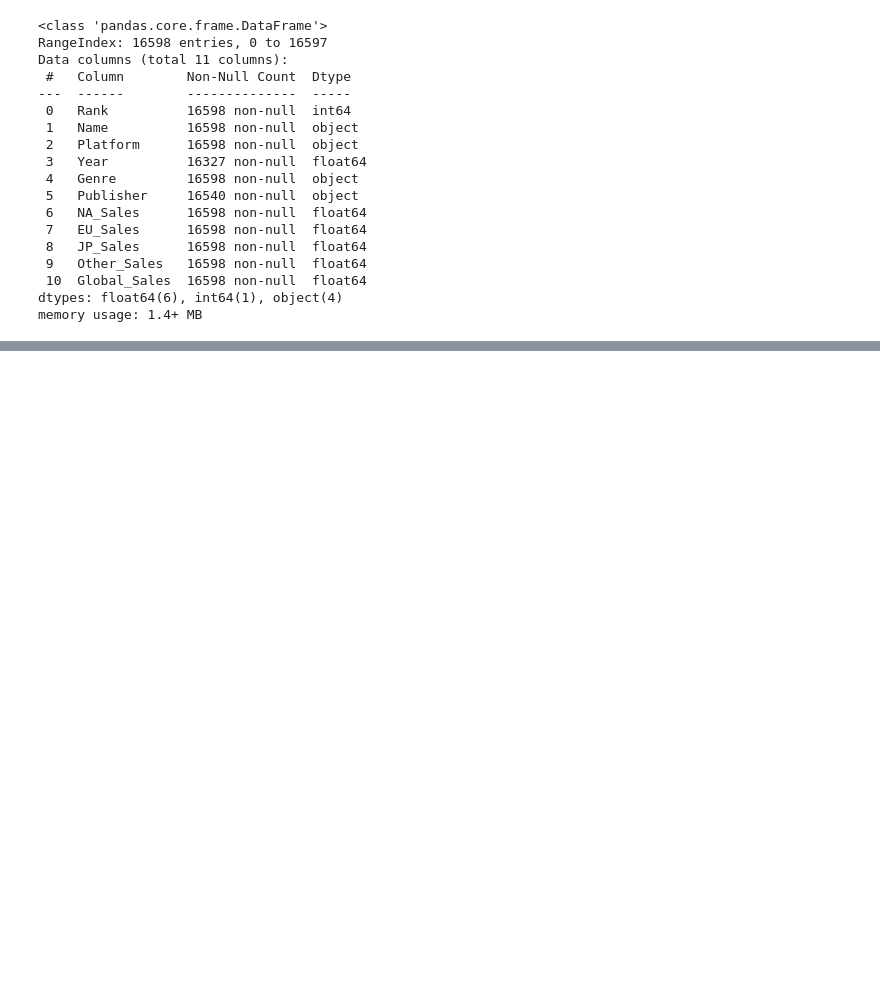
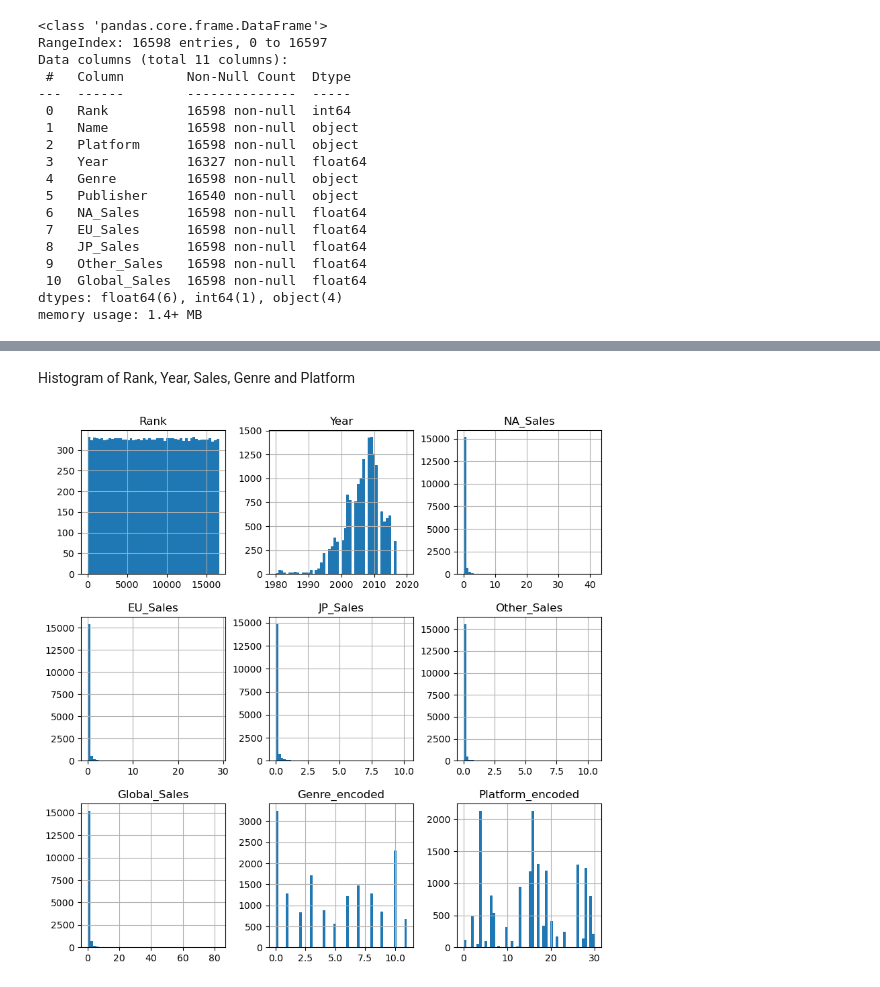
Before and after one commit to muneebsamad/project4-team4, a Jupyter notebook: Visualization.ipynb, the cells around one changed output, grey strips where cells are left out. Cells and saved outputs as stored; diff of their text form; code cells hidden in the pictures; blank space fills up the shorter version.

```diff
--- a/Visualization.ipynb
+++ b/Visualization.ipynb
@@ -236,0 +403,9 @@ fig.write_image("genre_sales_by_platform.png", width=1200, height=800)
+# %%
+genre_encoder = LabelEncoder()
+platform_encoder = LabelEncoder()
+
+# Fit and transform 'Genre' column
+df['Genre_encoded'] = genre_encoder.fit_transform(df['Genre'])
+
+# Fit and transform 'Platform' column
+df['Platform_encoded'] = platform_encoder.fit_transform(df['Platform'])
@@ -236,0 +424,7 @@ fig.write_image("genre_sales_by_platform.png", width=1200, height=800)
+# %% [markdown]
+Histogram of Rank, Year, Sales, Genre and Platform
+# %%
+df.hist(bins=50, figsize=(10,10))
+plt.show()
+# %% [output]
+[figure, added]
```
Also changed, not shown: parts of 34 cells of this notebook.
